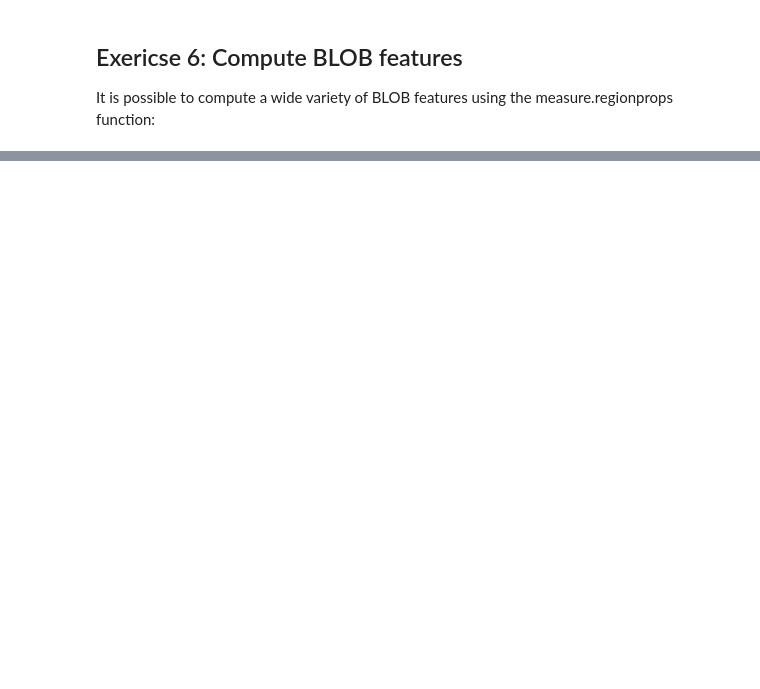
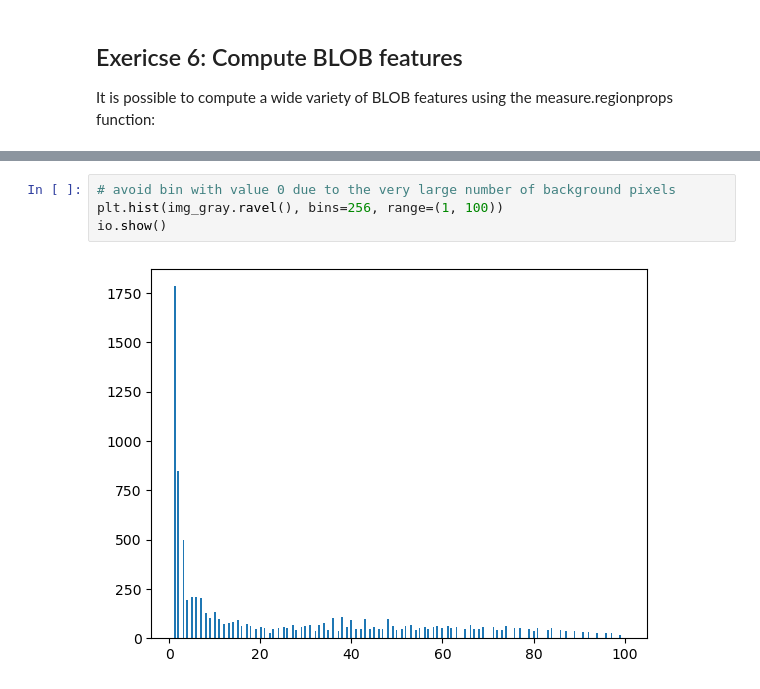
Before and after one commit to davidbasilio/DTUImageAnalysis, a Jupyter notebook: exercises/ex5-BLOBAnalysis/data/Ex5-BlobAnalysis.ipynb, the cells around one changed output, grey strips where cells are left out. Drawn from its saved outputs; the diff is of its cells as text; blank space fills up the shorter version.

```diff
--- a/exercises/ex5-BLOBAnalysis/data/Ex5-BlobAnalysis.ipynb
+++ b/exercises/ex5-BLOBAnalysis/data/Ex5-BlobAnalysis.ipynb
@@ -90,0 +108,6 @@ plt.show()
+# %%
+# avoid bin with value 0 due to the very large number of background pixels
+plt.hist(img_gray.ravel(), bins=256, range=(1, 100))
+io.show()
+# %% [output]
+[figure, added]
```
Also changed, not shown: parts of 23 cells of this notebook.
